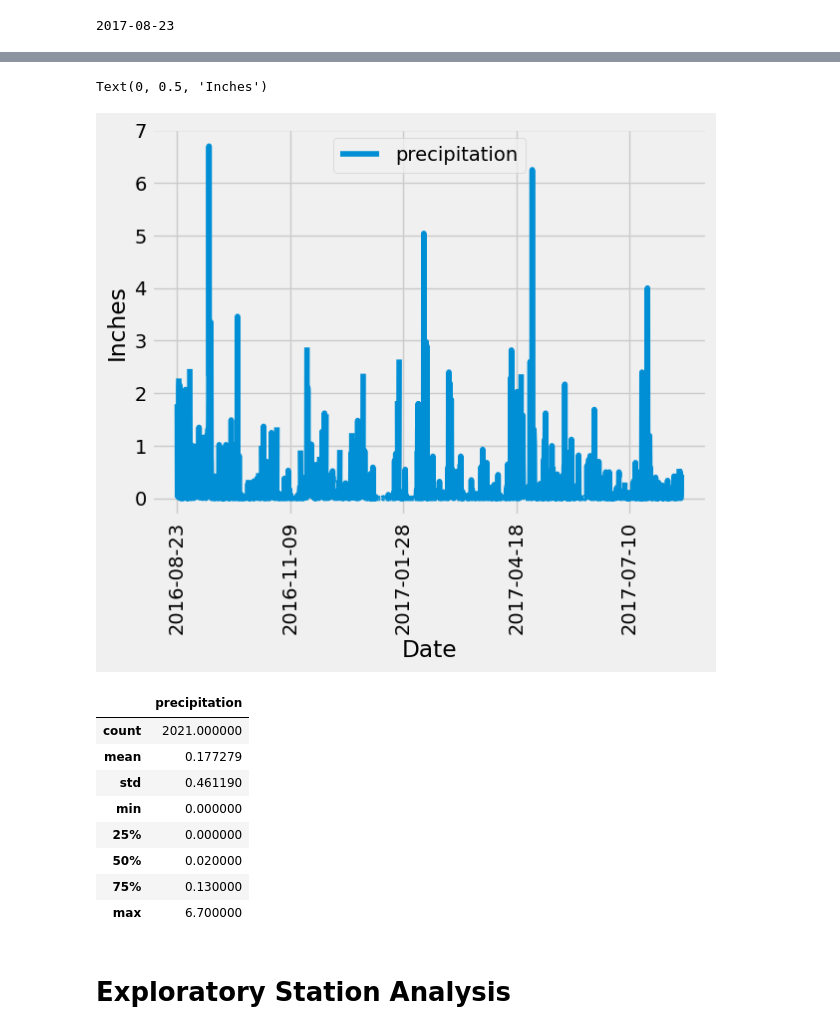
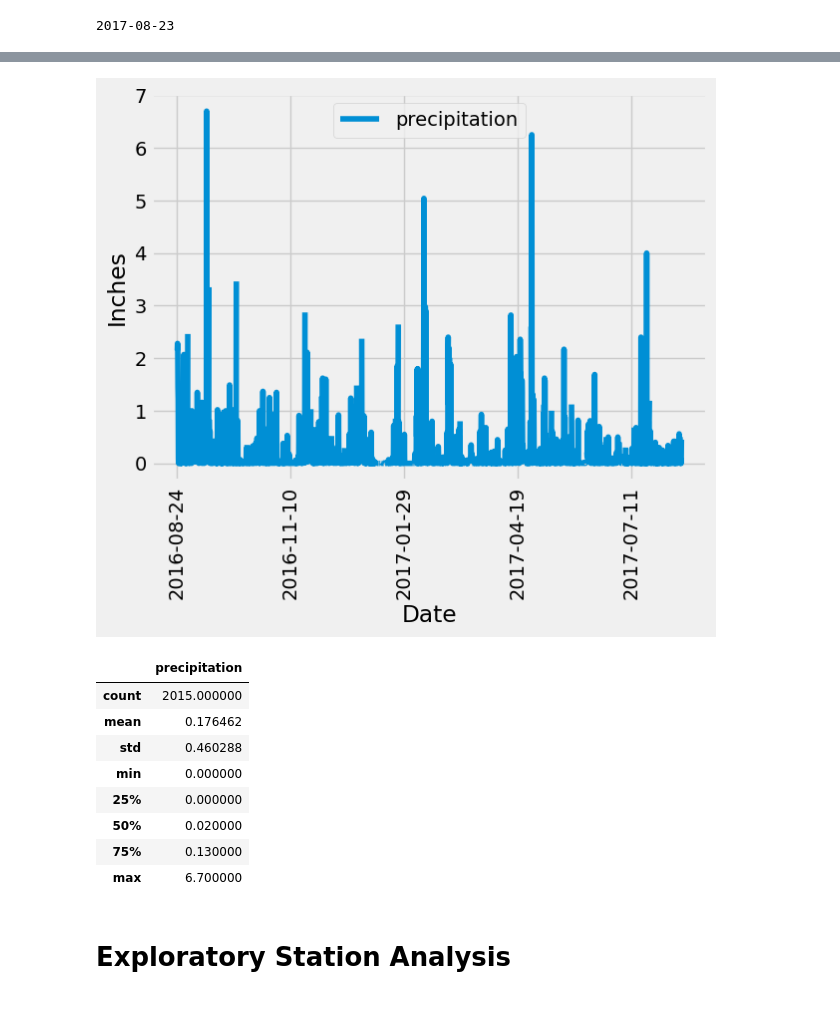
Before and after one commit to ralfwelvers/sqlalchemy-challenge, a Jupyter notebook: SurfsUp/climate.ipynb, the cells around one changed output, grey strips where cells are left out. Drawn from its saved outputs; the diff is of its cells as text; code cells hidden in the pictures.

Commit message:
finished precipitation code

```diff
--- a/SurfsUp/climate.ipynb
+++ b/SurfsUp/climate.ipynb
@@ -107,30 +48,34 @@ dtype: object
 # %%
+# date format for query
+format = '%Y-%m-%d'
+
 # Design a query to retrieve the last 12 months of precipitation data and plot the results.
 # Starting from the most recent data point in the database.
-
 # Calculate the date one year from the last date in data set.
-
-
 # Perform a query to retrieve the data and precipitation scores
-
-
 # Save the query results as a Pandas DataFrame. Explicitly set the column names
-
+df = pd.read_sql_query(
+    session.query(measurement.date, measurement.prcp).filter(measurement.date >=
+    dt.datetime.strptime(session.query(measurement).order_by(measurement.date.desc()).first().date, format) - relativedelta(years = 1)).statement
+    ,con=engine)
 
 # Sort the dataframe by date
+df.sort_values(['date'], inplace=True)
 
+df.rename(columns = {"prcp": "precipitation"}, inplace=True)
 
 # Use Pandas Plotting with Matplotlib to plot the data
+ax = df.plot(x="date", y="precipitation", rot=90, xlabel="Date", ylabel="Inches")
 # %% [output]
-Text(0, 0.5, 'Inches')
-[figure, old version]
+[figure, new version]
 # %%
 # Use Pandas to calculate the summary statistics for the precipitation data
+df.describe()
 # %% [output]
 |  | precipitation |
-| count | 2021.000000 |
-| mean | 0.177279 |
-| std | 0.461190 |
+| count | 2015.000000 |
+| mean | 0.176462 |
+| std | 0.460288 |
 | min | 0.000000 |
 | 25% | 0.000000 |
 | 50% | 0.020000 |
```
Also changed, not shown: parts of 1 cell of this notebook, 1 other file.
